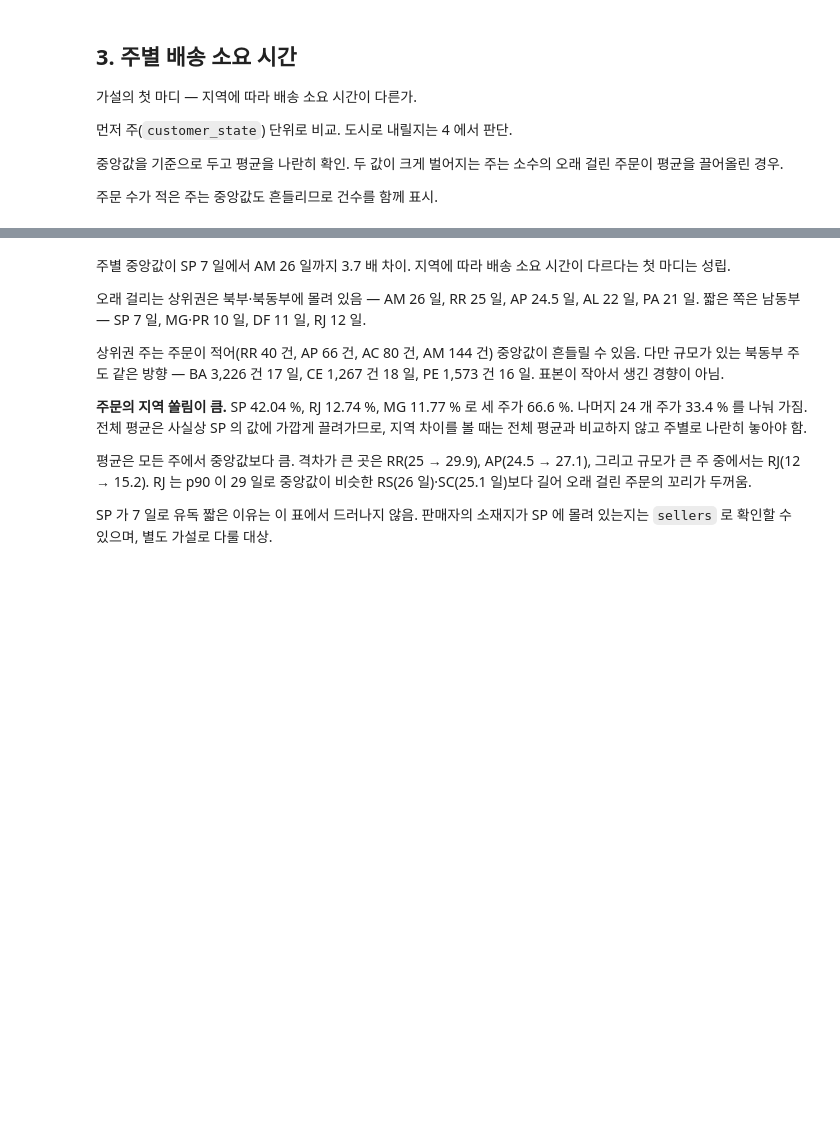
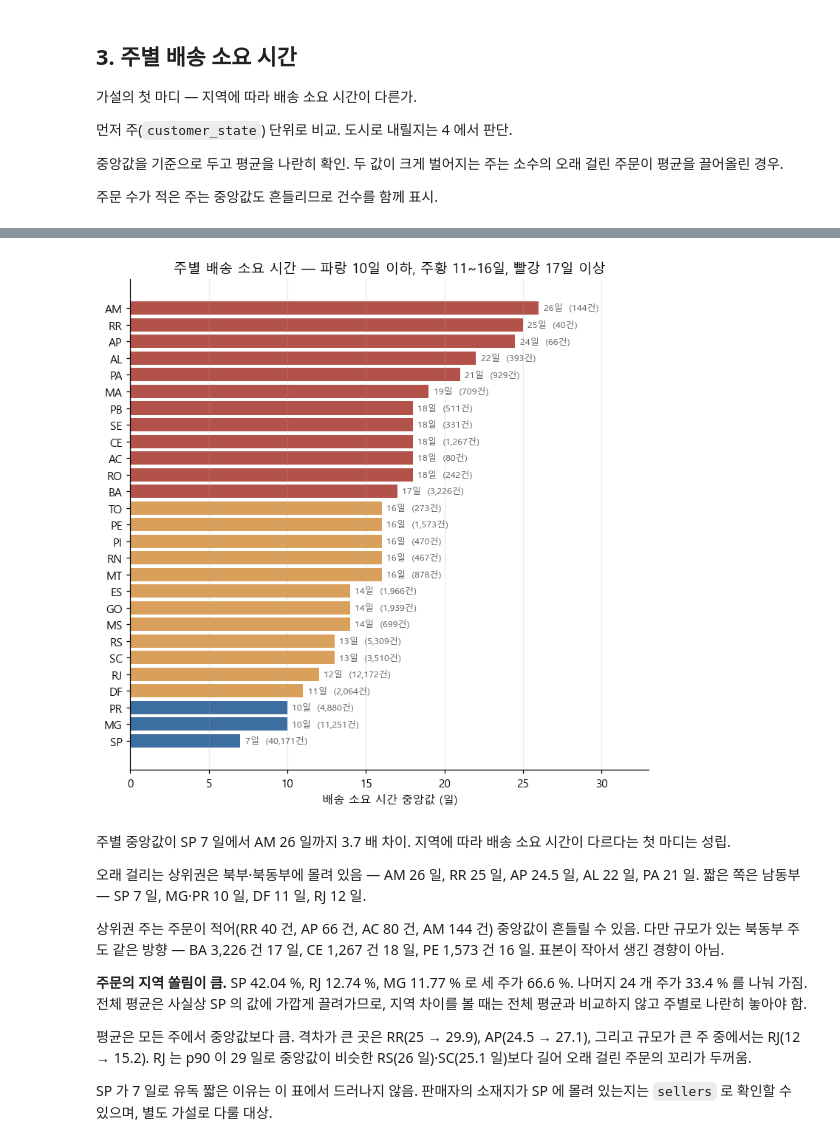
Before and after one commit to wlstjd1011/Olist-data-analyze, a Jupyter notebook: notebooks/06_delivery_expectation.ipynb, the cells around one changed output, grey strips where cells are left out. Cells and saved outputs as stored; diff of their text form; code cells hidden in the pictures; blank space fills up the shorter version.

```diff
--- a/notebooks/06_delivery_expectation.ipynb
+++ b/notebooks/06_delivery_expectation.ipynb
@@ -37,6 +37,19 @@
 import duckdb
 
 con = duckdb.connect('../olist.duckdb')
+# %%
+import matplotlib.pyplot as plt
+from matplotlib import rcParams
+
+rcParams['font.family'] = 'Malgun Gothic'
+rcParams['axes.unicode_minus'] = False
+rcParams['figure.dpi'] = 110
+rcParams['axes.grid'] = True
+rcParams['grid.alpha'] = 0.25
+rcParams['axes.spines.top'] = False
+rcParams['axes.spines.right'] = False
+
+FAST, MID, SLOW = '#3C6E9F', '#D9A05B', '#B3524B'
 # %% [markdown]
 ## 1. 표본 좁히기
 
@@ -172,6 +185,30 @@ ORDER BY median_days DESC
 | 24 | PR | 4880 | 5.11 | 10.0 | 11.9 | 20.0 |
 | 25 | MG | 11251 | 11.77 | 10.0 | 11.9 | 20.0 |
 | 26 | SP | 40171 | 42.04 | 7.0 | 8.7 | 16.0 |
+# %%
+df = con.execute("""
+SELECT customer_state,
+       COUNT(*)              AS orders,
+       MEDIAN(delivery_days) AS median_days
+FROM delivery_review
+GROUP BY customer_state
+ORDER BY median_days
+""").df()
+
+colors = [FAST if m <= 10 else MID if m <= 16 else SLOW for m in df.median_days]
+
+fig, ax = plt.subplots(figsize=(7, 7))
+ax.barh(df.customer_state, df.median_days, color=colors)
+for y, (m, n) in enumerate(zip(df.median_days, df.orders)):
+    ax.text(m + 0.3, y, f'{m:.0f}일  ({n:,}건)', va='center', fontsize=8, color='#555')
+ax.set_xlim(0, 33)
+ax.set_xlabel('배송 소요 시간 중앙값 (일)')
+ax.set_title('주별 배송 소요 시간 — 파랑 10일 이하, 주황 11~16일, 빨강 17일 이상')
+ax.grid(axis='y', visible=False)
+plt.tight_layout()
+plt.show()
+# %% [output]
+[figure, added]
 # %% [markdown]
 주별 중앙값이 SP 7 일에서 AM 26 일까지 3.7 배 차이.
 지역에 따라 배송 소요 시간이 다르다는 첫 마디는 성립.
```
Also changed, not shown: parts of 11 cells of this notebook, 9 other files.
